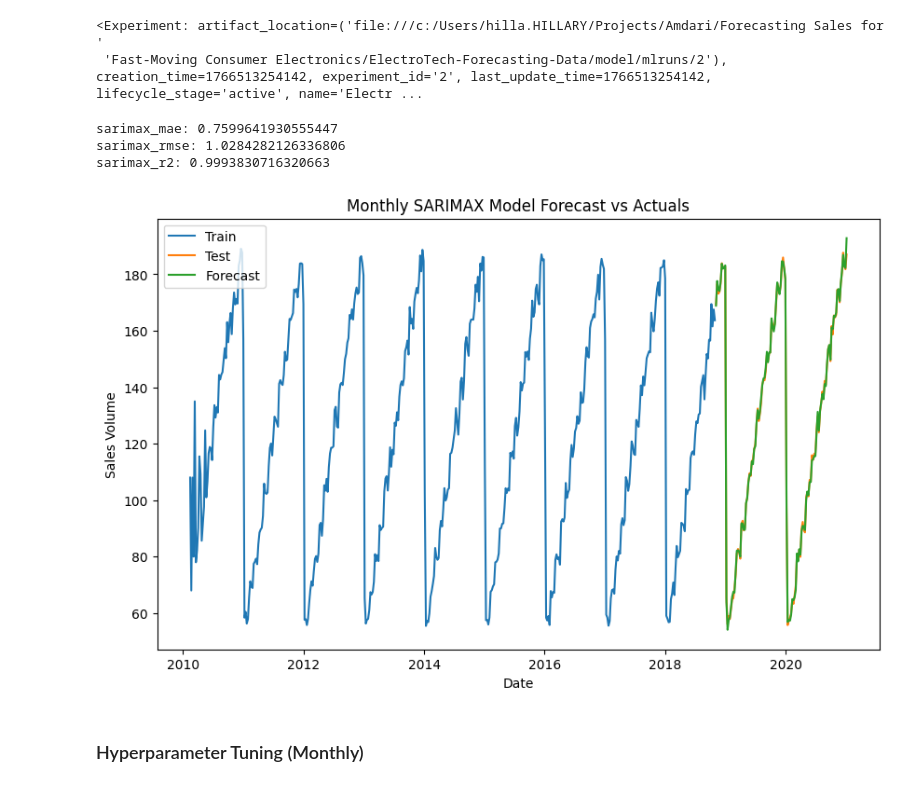
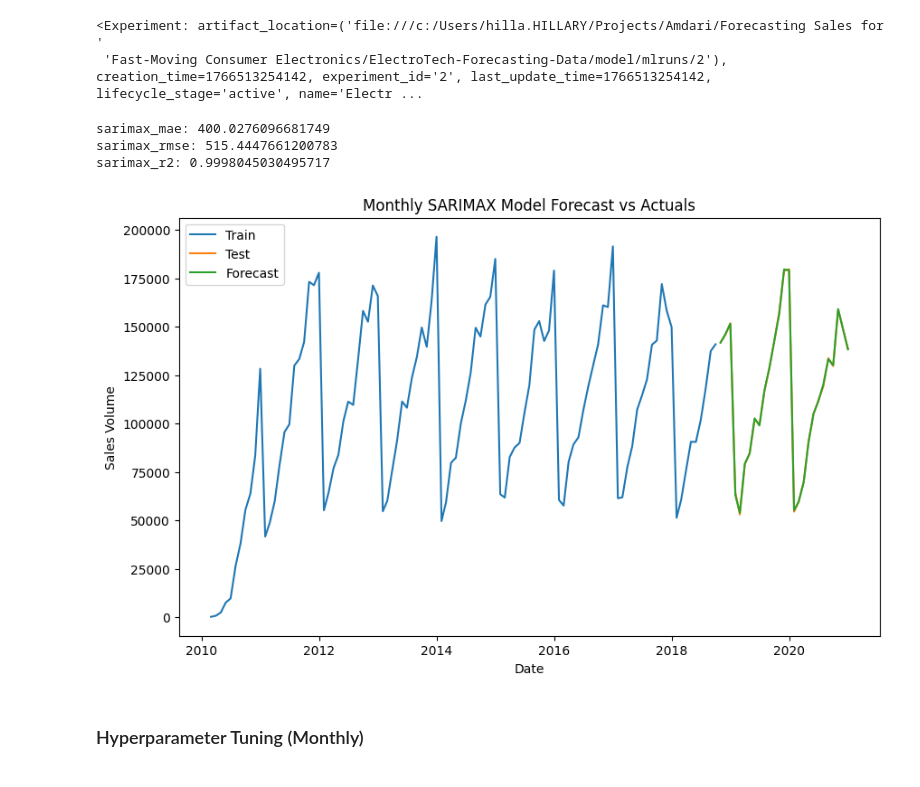
Before and after one commit to mongare70/ElectroTech-Forecasting-Data, a Jupyter notebook: model/model.ipynb, the cells around one changed output. Saved outputs shown, nothing was run; the diff lists cells and outputs as text; code cells hidden in the pictures.

```diff
--- a/model/model.ipynb
+++ b/model/model.ipynb
@@ -29,7 +29,7 @@ Index(['Product_ID', 'Category', 'Price', 'Date', 'Season',
 # %% [markdown]
 ### Remove misleading columns
 # %%
-data.drop(columns=['Recency', 'Frequency', 'Monetary'], inplace=True)
+data.drop(columns=['Recency', 'Frequency', 'Monetary', 'Total_Amount'], inplace=True)
 # %%
 data['Product_Specification_1'].value_counts()
 # %% [output]
@@ -129,20 +124,21 @@ category_cols = [col for col in data.columns if col.startswith('Category_')]
 season_cols = [col for col in data.columns if col.startswith('Season_')]
 product_specification_2_cols = [col for col in data.columns if col.startswith('Product_Specification_2_')]
 
+
 exog_features = top_features + category_cols + season_cols + product_specification_2_cols
 
 data = data.set_index('Date')
 
-target = data['Sales_Volume']
-exog = data[exog_features]
+weekly_target = data['Sales_Volume'].resample('W').sum()
+weekly_exog = data[exog_features].resample('W').sum()
 
-train_size = int(len(target) * 0.8)
+train_size = int(len(weekly_target) * 0.8)
 
-X_train = exog.iloc[:train_size]
-y_train = target.iloc[:train_size]
+X_train = weekly_exog.iloc[:train_size]
+y_train = weekly_target.iloc[:train_size]
 
-X_test = exog.iloc[train_size:]
-y_test = target.iloc[train_size:]
+X_test = weekly_exog.iloc[train_size:]
+y_test = weekly_target.iloc[train_size:]
 # %%
 print(len(X_train), len(y_train), len(X_test), len(y_test))
 # %% [output]
@@ -161,8 +157,8 @@ with mlflow.start_run(run_name="Weekly SARIMAX model"):
     sarimax_model = SARIMAX(
         endog=y_train,
         exog=X_train,
-        order=(1, 1, 1),
-        seasonal_order=(2, 0, 0, 7),
+        order=(1, 0, 1),
+        seasonal_order=(2, 0, 0, 52),
     ).fit(disp=False)
 
     sarimax_forecast = sarimax_model.forecast(steps=len(y_test), exog=X_test)
@@ -174,8 +170,8 @@ with mlflow.start_run(run_name="Weekly SARIMAX model"):
     print("sarimax_rmse:", sarimax_rmse)
     print("sarimax_r2:", sarimax_r2)
 
-    mlflow.log_param("order", (1, 1, 1))
-    mlflow.log_param("seasonal_order", (2, 0, 0, 7))
+    mlflow.log_param("order", (1, 0, 1))
+    mlflow.log_param("seasonal_order", (2, 0, 0, 52))
     mlflow.log_param("exog_features", exog_features)
 
     mlflow.log_metric("MAE", sarimax_mae)
@@ -345,16 +339,16 @@ exog_features = top_features + category_cols + season_cols + product_specificati
 
 data = data.set_index('Date')
 
-weekly_target = data['Sales_Volume'].resample('W').mean()
-weekly_exog = data[exog_features].resample('W').mean()
+monthly_target = data['Sales_Volume'].resample('M').sum()
+monthly_exog = data[exog_features].resample('M').sum()
 
-train_size = int(len(weekly_target) * 0.8)
+train_size = int(len(monthly_target) * 0.8)
 
-X_train = weekly_exog.iloc[:train_size]
-y_train = weekly_target.iloc[:train_size]
+X_train = monthly_exog.iloc[:train_size]
+y_train = monthly_target.iloc[:train_size]
 
-X_test = weekly_exog.iloc[train_size:]
-y_test = weekly_target.iloc[train_size:]
+X_test = monthly_exog.iloc[train_size:]
+y_test = monthly_target.iloc[train_size:]
 # %%
 print(len(X_train), len(y_train), len(X_test), len(y_test))
 # %% [output]
@@ -372,8 +366,8 @@ with mlflow.start_run(run_name="Monthly SARIMAX model"):
         endog=y_train,
         exog=X_train,
         order=(2, 0, 1),
-        seasonal_order=(0, 0, 1
-        , 4),
+        seasonal_order=(1, 0, 1
+        , 12),
     ).fit(disp=False)
 
     sarimax_forecast = sarimax_model.forecast(steps=len(y_test), exog=X_test)
@@ -384,38 +378,38 @@ with mlflow.start_run(run_name="Monthly SARIMAX model"):
     print("sarimax_mae:", sarimax_mae)
     print("sarimax_rmse:", sarimax_rmse)
     print("sarimax_r2:", sarimax_r2)
 
 
     mlflow.log_param("order", (2, 0, 1))
-    mlflow.log_param("seasonal_order", (0, 0, 1, 4))
+    mlflow.log_param("seasonal_order", (1, 0, 1, 12))
     mlflow.log_param("exog_features", exog_features)
 
     mlflow.log_metric("MAE", sarimax_mae)
     mlflow.log_metric("RMSE", sarimax_rmse)
     mlflow.log_metric("R2", sarimax_r2)
 
     with open("monthly_sarimax_model.pkl", 'wb') as f:
         pickle.dump(sarimax_model, f)
 
     mlflow.log_artifact("monthly_sarimax_model.pkl")
 
     plt.figure(figsize=(10, 6))
     plt.plot(y_train.index, y_train, label="Train") # train
     plt.plot(y_test.index, y_test, label="Test") # test
     plt.plot(y_test.index, sarimax_forecast, label="Forecast") # forecast
     plt.legend()
     plt.title("Monthly SARIMAX Model Forecast vs Actuals")
     plt.xlabel("Date")
     plt.ylabel("Sales Volume")
     plt.savefig("monthly_sales_volume_sarimax_forecast.png")
 
     mlflow.log_artifact("monthly_sales_volume_sarimax_forecast.png")
     plt.show()
 # %% [output]
-sarimax_mae: 0.7599641930555447
-sarimax_rmse: 1.0284282126336806
-sarimax_r2: 0.9993830716320663
+sarimax_mae: 400.0276096681749
+sarimax_rmse: 515.4447661200783
+sarimax_r2: 0.9998045030495717
-[figure, old version]
+[figure, new version]
 # %% [markdown]
 ### Hyperparameter Tuning (Monthly)
 # %%
```
Also changed, not shown: parts of 25 cells of this notebook, 12 other files.
